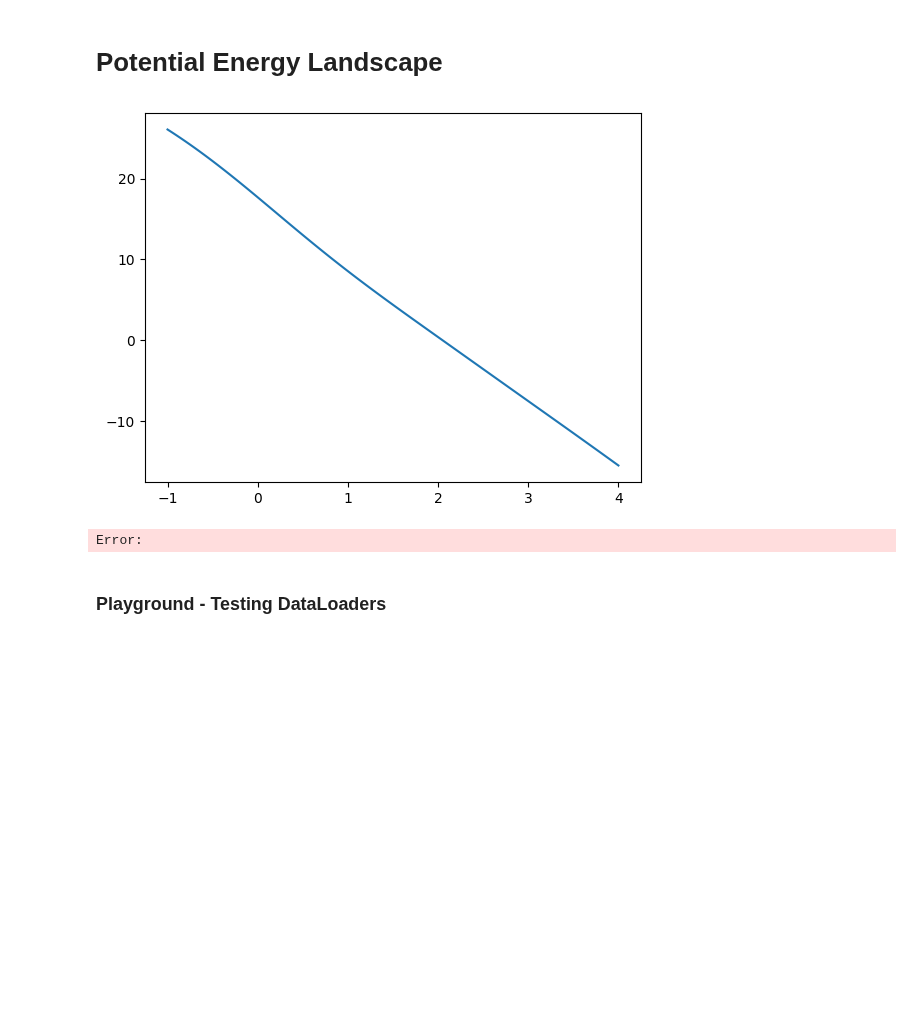
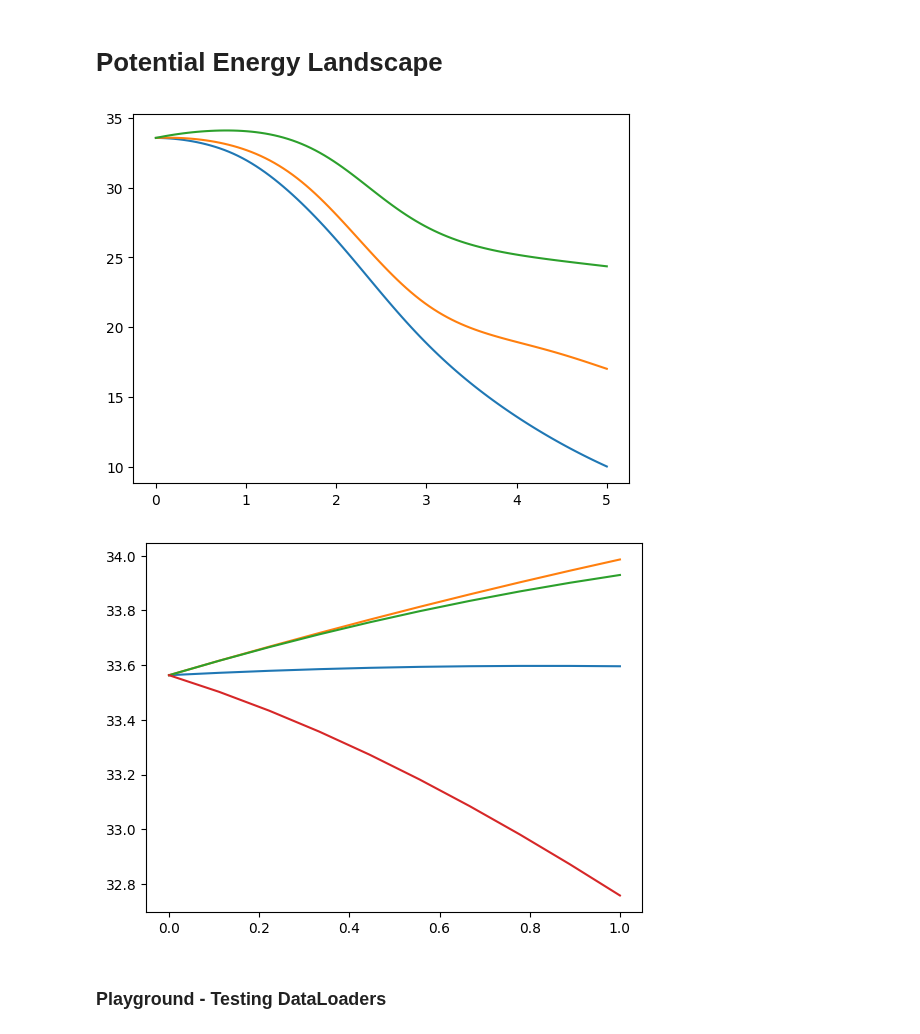
Before and after one commit to jakublala/coarsegrained-md-neural-ode, a Jupyter notebook: utils.ipynb, the cells around one changed output. Drawn from its saved outputs; the diff is of its cells as text; code cells hidden in the pictures; blank space fills up the shorter version.

```diff
--- a/utils.ipynb
+++ b/utils.ipynb
@@ -386,10 +394,10 @@ config = dict(
     num_workers=0,
     learning_rate=10**(-2.677258979840062),
     nn_depth=2,
-    nn_width=1000,
+    nn_width=100,
     activation_function=None,
     eval_batch_length=1000,
-    load_folder='results/archive/2022-07-27/05-50-30/',
+    load_folder='results/2022-07-28/12-12-15/14/',
     dtype=torch.float32,
     itr_printing_freq=1,
     printing_freq=1,
@@ -433,11 +433,13 @@ trainer.plot_traj(0, 'results/depth-2-width-1000-lr-0.02-loss-all/47000')
 from diffmd.solvers import odeint_adjoint
 import matplotlib.pyplot as plt
 with torch.no_grad():
-    traj_length = 5000
+    traj_length = 1000
     nbatches = 1
-    batch_t, batch_y0, batch_y, trainer.func.k, trainer.func.inertia, trainer.batch_filepath = trainer.dataset.get_batch(nbatches, traj_length)
+    batch_t, batch_y0, batch_y, trainer.func.k, trainer.func.inertia, trainer.batch_filepath = trainer.training_dataset.get_batch(nbatches, traj_length)
 
-    pred_y = odeint_adjoint(trainer.func, batch_y0, batch_t, method='NVE')
+    options = dict(inertia=trainer.func.inertia)
+
+    pred_y = odeint_adjoint(trainer.func, batch_y0, batch_t, method='NVE', options=options)
 
     pred_y = torch.cat(pred_y, dim=-1).cpu().numpy()
     batch_y = torch.swapaxes(torch.cat(batch_y, dim=-1), 0, 1).cpu().numpy()
@@ -527,34 +529,51 @@ with torch.no_grad():
 # %%
 # What does the energy landscape look like? Is there a repulsion?
 import torch
 import matplotlib.pyplot as plt
 
-inp = torch.zeros(9).to('cpu')
-# x_1 = torch.linspace(-10, 10, 100).to('cpu')
+inp = torch.zeros(11).to('cpu')
 
-# data = []
-# for x in x_1:
-#     temp = inp.clone()
-#     temp[1] = x
-#     data.append(trainer.func.net(temp).item())
+for i in [0, 1, 2]:
+    x_1 = torch.linspace(0, 5, 100).to('cpu')
+    data = []
+    for x in x_1:
+        temp = inp.clone()
+        temp[i] = x
+        data.append(trainer.func.net(temp).item())
+    plt.plot(x_1.detach().numpy(), data)
 
-# plt.plot(x_1.detach().numpy(), data)
-# plt.show()
-
-x_1 = torch.linspace(-1, 4, 100).to('cpu')
-
-data = []
-for x in x_1:
-    temp = inp.clone()
-    temp[0] = x
-    data.append(trainer.func.net(temp).item())
-
-plt.plot(x_1.detach().numpy(), data)
 plt.savefig('output.png')
 plt.show()
+
+
+for i in [3, 4, 5, 6]:
+    x_1 = torch.linspace(0, 1, 10).to('cpu')
+    data = []
+    for x in x_1:
+        temp = inp.clone()
+        temp[i] = x
+        data.append(trainer.func.net(temp).item())
+    plt.plot(x_1.detach().numpy(), data)
+
+plt.savefig('output.png')
+plt.show()
+
+
+
+for i in [7, 8, 9, 10]:
+    x_1 = torch.linspace(0, 1, 10).to('cpu')
+    data = []
+    for x in x_1:
+        temp = inp.clone()
+        temp[i] = x
+        data.append(trainer.func.net(temp).item())
+    plt.plot(x_1.detach().numpy(), data)
+
+plt.savefig('output.png')
+plt.show()
 # %% [output]
-[figure, old version]
+[figure, new version]
-Error:
+[figure, added]
 # %% [markdown]
 ### Playground - Testing DataLoaders
 # %%
```
Also changed, not shown: parts of 3 cells of this notebook, 3 other files.
